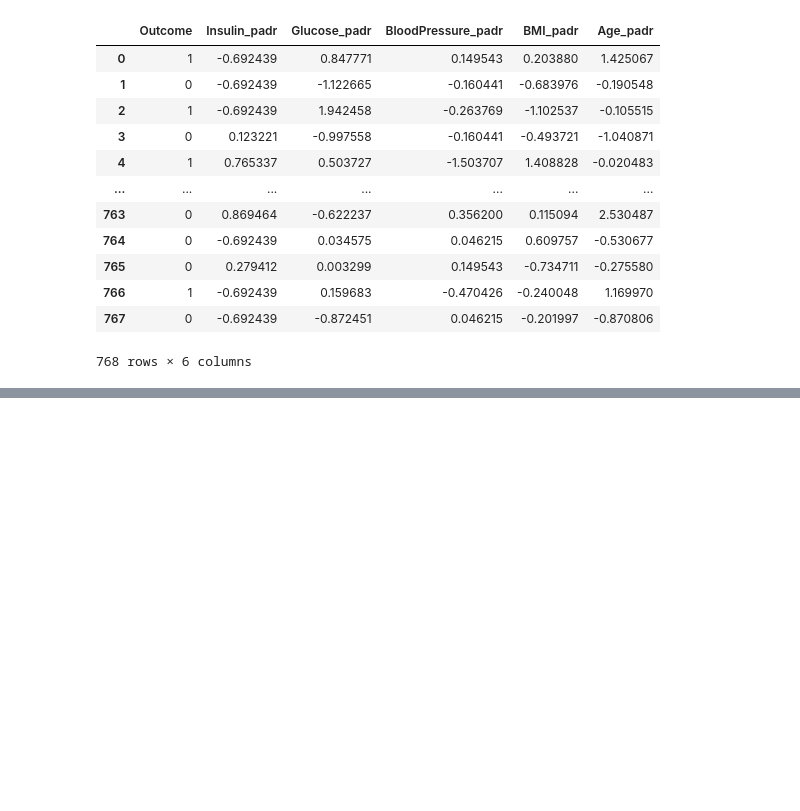
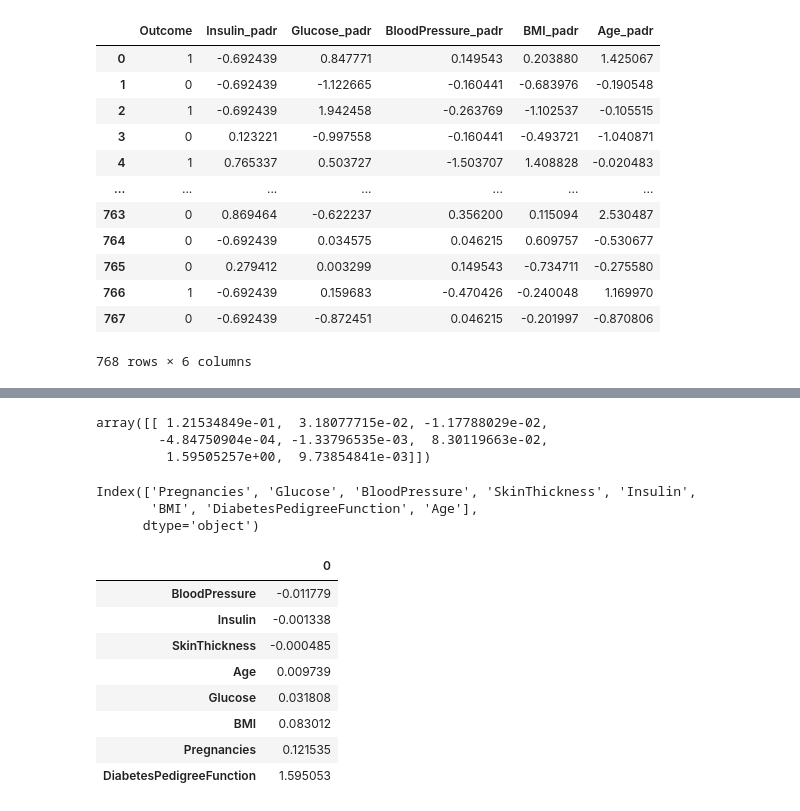
Before and after one commit to Wuisley/Machine-Learning, a Jupyter notebook: PROJETO_MACHINE_LEARNING_diabetes.ipynb, the cells around one changed output, grey strips where cells are left out. Saved outputs shown, nothing was run; the diff lists cells and outputs as text; code cells hidden in the pictures; blank space fills up the shorter version.

```diff
--- a/PROJETO_MACHINE_LEARNING_diabetes.ipynb
+++ b/PROJETO_MACHINE_LEARNING_diabetes.ipynb
@@ -243,0 +153,6 @@ previsao = predict_model(bayesian_model, data=df)
+# %%
+modelo = LogisticRegression()
+
+modelo.fit(x_train_pdr, y_train_pdr)
+
+treino_padr = modelo.predict(x_train_pdr)
@@ -243,0 +161,4 @@ previsao = predict_model(bayesian_model, data=df)
+# %%
+#treinando o modelo com dados
+modelo.fit(x_train, y_train)
+treino = modelo.predict(x_train)
@@ -243,0 +229,30 @@ previsao = predict_model(bayesian_model, data=df)
+# %%
+#coeficientes de variáveis explicativas
+importancia_variavel = modelo.coef_
+importancia_variavel
+# %% [output]
+array([[ 1.21534849e-01,  3.18077715e-02, -1.17788029e-02,
+        -4.84750904e-04, -1.33796535e-03,  8.30119663e-02,
+         1.59505257e+00,  9.73854841e-03]])
+# %%
+#nomes das variáveis explicativas
+nomes_variaveis = df1.columns[:-1]
+nomes_variaveis
+# %% [output]
+Index(['Pregnancies', 'Glucose', 'BloodPressure', 'SkinThickness', 'Insulin',
+       'BMI', 'DiabetesPedigreeFunction', 'Age'],
+      dtype='object')
+# %%
+#significância de variáveis explicativas
+variaveis_explicativas = pd.DataFrame(data= importancia_variavel, columns= nomes_variaveis).T
+variaveis_explicativas.sort_values(by=[0])
+# %% [output]
+|  | 0 |
+| BloodPressure | -0.011779 |
+| Insulin | -0.001338 |
+| SkinThickness | -0.000485 |
+| Age | 0.009739 |
+| Glucose | 0.031808 |
+| BMI | 0.083012 |
+| Pregnancies | 0.121535 |
+| DiabetesPedigreeFunction | 1.595053 |
```
Also changed, not shown: parts of 44 cells of this notebook.
